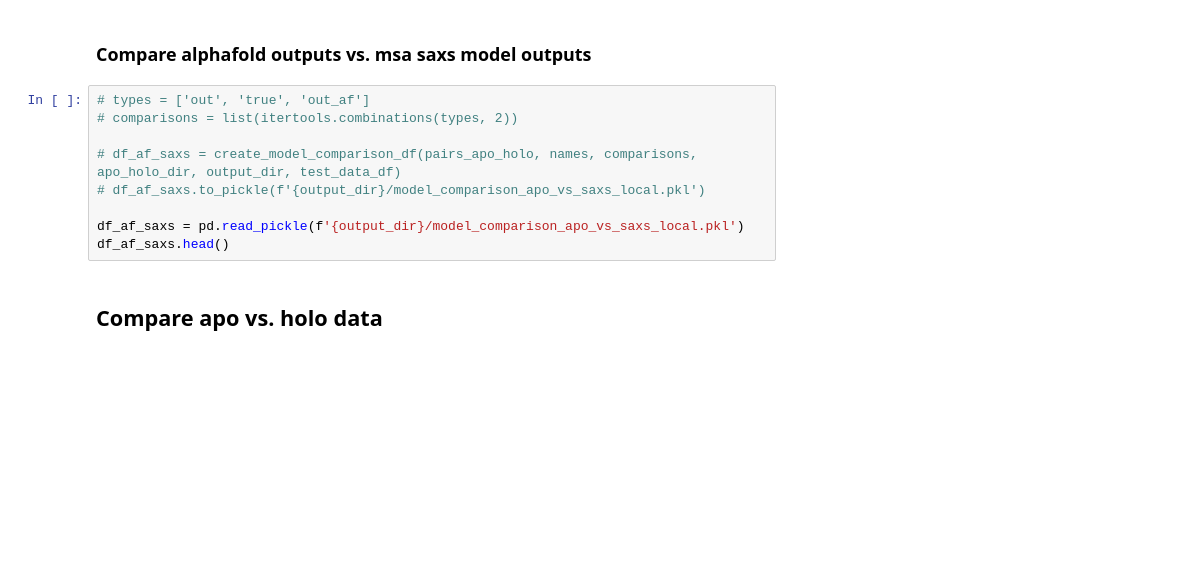
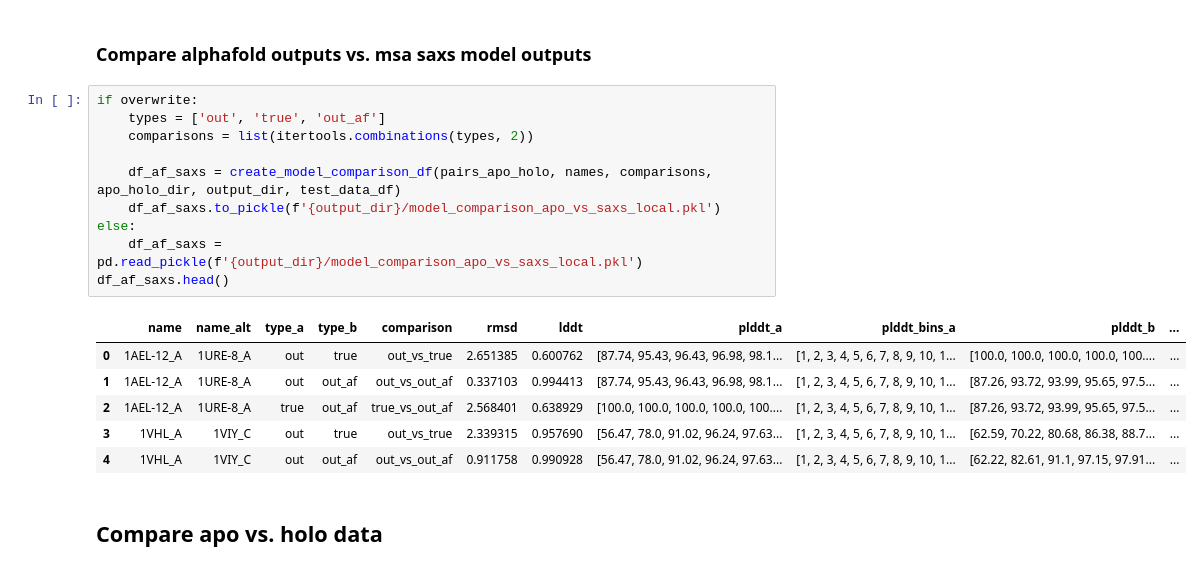
Before and after one commit to lbl-cbg/metfish, a Jupyter notebook: scripts/evaluate_msa_model/evaluate_msa_model.ipynb, the cells around one changed output. Cells and saved outputs as stored; diff of their text form; blank space fills up the shorter version.

```diff
--- a/scripts/evaluate_msa_model/evaluate_msa_model.ipynb
+++ b/scripts/evaluate_msa_model/evaluate_msa_model.ipynb
@@ -105,14 +106,22 @@ def create_model_comparison_df(pairs, names, comparisons, data_dir, output_dir,
 # %% [markdown]
 ### Compare alphafold outputs vs. msa saxs model outputs
 # %%
-# types = ['out', 'true', 'out_af']
-# comparisons = list(itertools.combinations(types, 2))
+if overwrite:
+    types = ['out', 'true', 'out_af']
+    comparisons = list(itertools.combinations(types, 2))
 
-# df_af_saxs = create_model_comparison_df(pairs_apo_holo, names, comparisons, apo_holo_dir, output_dir, test_data_df)
-# df_af_saxs.to_pickle(f'{output_dir}/model_comparison_apo_vs_saxs_local.pkl')
-
-df_af_saxs = pd.read_pickle(f'{output_dir}/model_comparison_apo_vs_saxs_local.pkl')
+    df_af_saxs = create_model_comparison_df(pairs_apo_holo, names, comparisons, apo_holo_dir, output_dir, test_data_df)
+    df_af_saxs.to_pickle(f'{output_dir}/model_comparison_apo_vs_saxs_local.pkl')
+else:
+    df_af_saxs = pd.read_pickle(f'{output_dir}/model_comparison_apo_vs_saxs_local.pkl')
 df_af_saxs.head()
+# %% [output]
+|  | name | name_alt | type_a | type_b | comparison | rmsd | lddt | plddt_a | plddt_bins_a | plddt_b | ... |
+| 0 | 1AEL-12_A | 1URE-8_A | out | true | out_vs_true | 2.651385 | 0.600762 | [87.74, 95.43, 96.43, 96.98, 98.1... | [1, 2, 3, 4, 5, 6, 7, 8, 9, 10, 1... | [100.0, 100.0, 100.0, 100.0, 100.... | ... |
+| 1 | 1AEL-12_A | 1URE-8_A | out | out_af | out_vs_out_af | 0.337103 | 0.994413 | [87.74, 95.43, 96.43, 96.98, 98.1... | [1, 2, 3, 4, 5, 6, 7, 8, 9, 10, 1... | [87.26, 93.72, 93.99, 95.65, 97.5... | ... |
+| 2 | 1AEL-12_A | 1URE-8_A | true | out_af | true_vs_out_af | 2.568401 | 0.638929 | [100.0, 100.0, 100.0, 100.0, 100.... | [1, 2, 3, 4, 5, 6, 7, 8, 9, 10, 1... | [87.26, 93.72, 93.99, 95.65, 97.5... | ... |
+| 3 | 1VHL_A | 1VIY_C | out | true | out_vs_true | 2.339315 | 0.957690 | [56.47, 78.0, 91.02, 96.24, 97.63... | [1, 2, 3, 4, 5, 6, 7, 8, 9, 10, 1... | [62.59, 70.22, 80.68, 86.38, 88.7... | ... |
+| 4 | 1VHL_A | 1VIY_C | out | out_af | out_vs_out_af | 0.911758 | 0.990928 | [56.47, 78.0, 91.02, 96.24, 97.63... | [1, 2, 3, 4, 5, 6, 7, 8, 9, 10, 1... | [62.22, 82.61, 91.1, 97.15, 97.91... | ... |
 # %% [markdown]
 ## Compare apo vs. holo  data
 # %%
```
Also changed, not shown: parts of 5 cells of this notebook, 2 other files.
